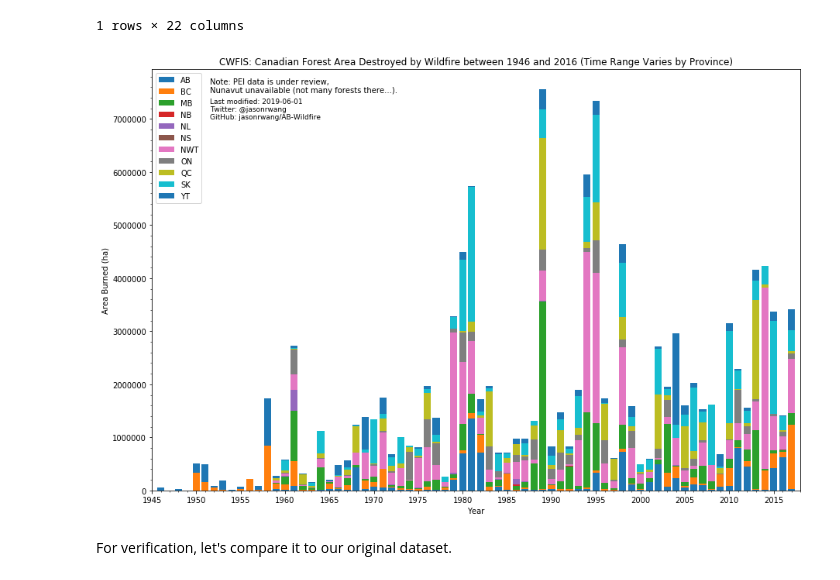
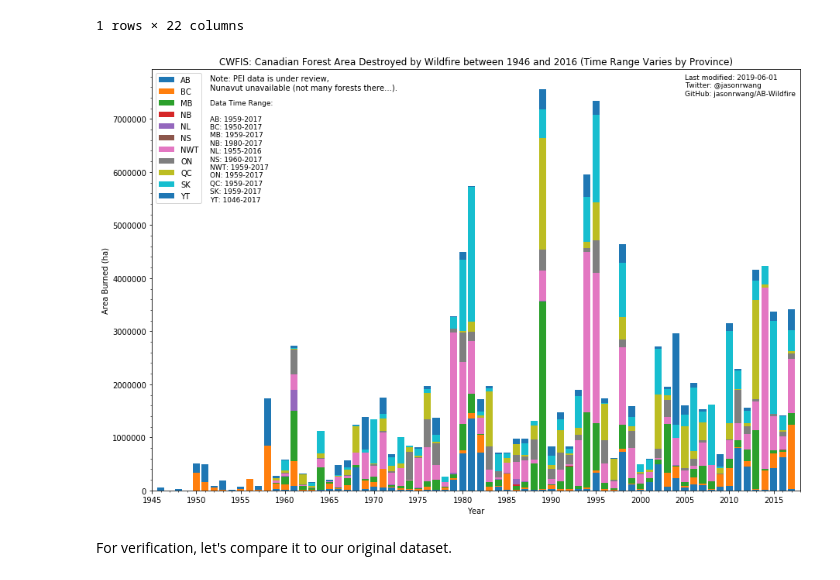
Before and after one commit to jasonrwang/AB-Wildfire, a Jupyter notebook: CA-Wildfire.ipynb, the cells around one changed output. Saved outputs shown, nothing was run; the diff lists cells and outputs as text; code cells hidden in the pictures.

Commit message:
Prettied up Canadian data

```diff
--- a/CA-Wildfire.ipynb
+++ b/CA-Wildfire.ipynb
@@ -89,35 +89,40 @@ df_full = df_full.groupby(by=['Agency','Year']).sum().reset_index()
 # %%
 fig = plt.figure(figsize=(15,10))
 ax = fig.add_subplot(111)
 
 # Our old list `agencies` still has national parks in them. Let's take them out.
 agencies = df_full['Agency'].unique()
 bottom = pd.Series(0, yr_range)
 
 for agency in agencies:
     df_agency = df_full[df_full['Agency'] == agency]
     plt.bar(df_agency['Year'].values, df_agency['Area'].values, label=agency, bottom=bottom)
     bottom += df_agency['Area'].values
 
 ax.set(xlabel = 'Year',
        ylabel='Area Burned (ha)',
        title = 'CWFIS: Canadian Forest Area Destroyed by Wildfire between 1946 and 2016 (Time Range Varies by Province)')
 ax.legend(loc = 'upper left')
 
 ax.set_xticks(range(1945, 2021, 5))
 plt.minorticks_on()
 ax.set_xlim([1945, 2018])
 
 credit = 'Last modified: 2019-06-01\nTwitter: @jasonrwang\nGitHub: jasonrwang/AB-Wildfire'
-plt.text(1951.5, 7000000, credit, fontsize=9, horizontalalignment='left')
-plt.text(1951.5, 7500000, 'Note: PEI data is under review,\nNunavut unavailable (not many forests there...).',
+plt.text(2005, 7450000, credit, fontsize=9, horizontalalignment='left')
+plt.text(1951.5, 7550000, 'Note: PEI data is under review,\nNunavut unavailable (not many forests there...).',
          fontsize=10, horizontalalignment='left')
+prov_notes = str('Data Time Range:\n\n'+
+                 'AB: 1959-2017\nBC: 1950-2017\nMB: 1959-2017\nNB: 1980-2017\n'+
+                 'NL: 1955-2016\nNS: 1960-2017\nNWT: 1959-2017\nON: 1959-2017\n'+
+                 'QC: 1959-2017\nSK: 1959-2017\nYT: 1046-2017')
+plt.text(1951.5, 5450000, prov_notes, fontsize=9, horizontalalignment='left')
 
 # # Save the the figure for other uses
 plt.savefig('img/CADWildfires_1946-2016.png')
 plt.show()
 # %% [output]
-[figure, old version]
+[figure, new version]
 # %% [markdown]
 For verification, let's compare it to our original dataset.
 # %%
```
Also changed, not shown: 1 other file.
